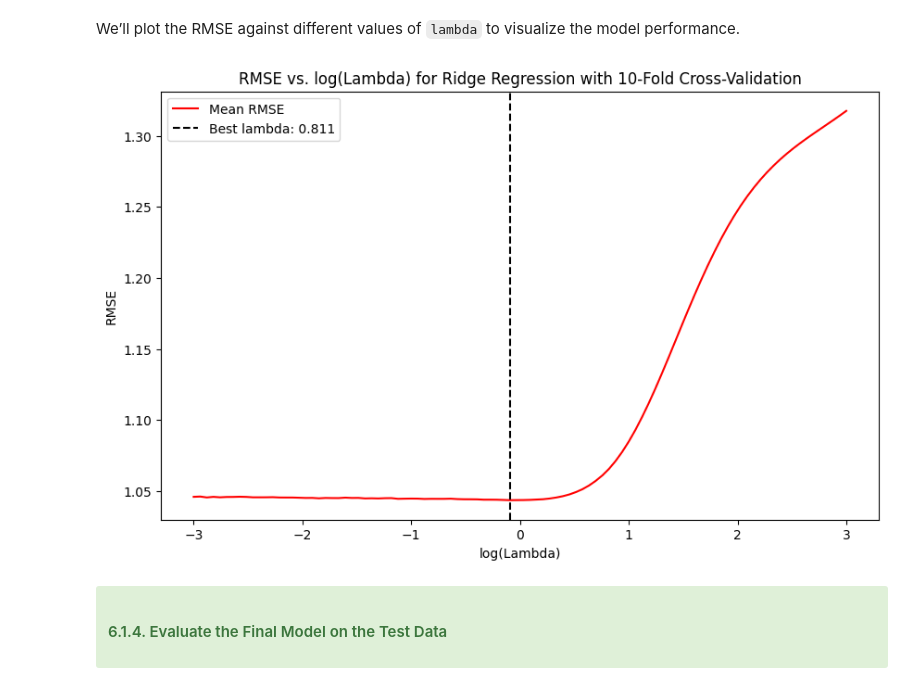
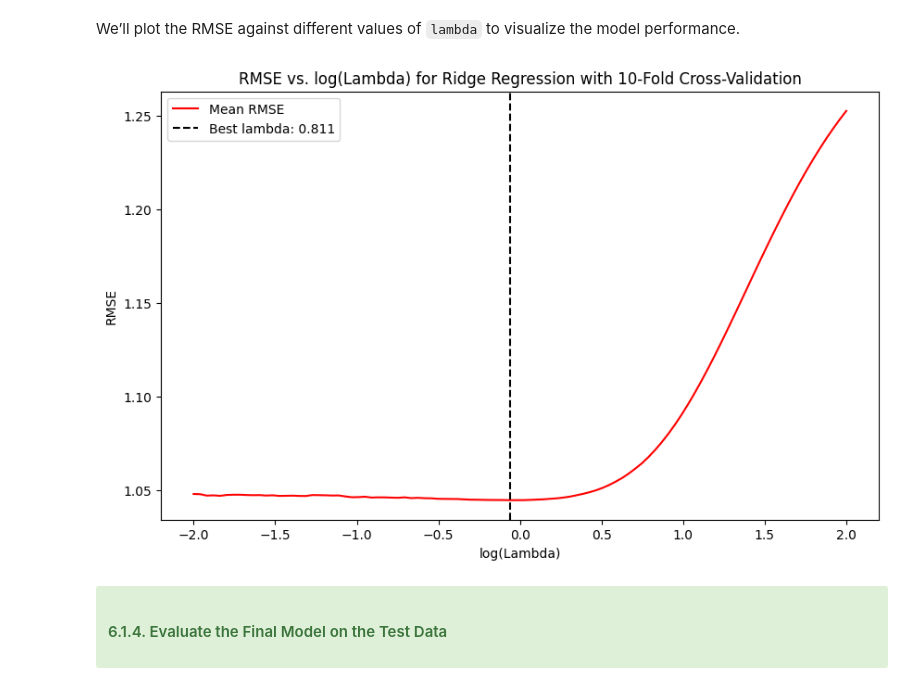
Before and after one commit to Billz942/Mining-Knowledge-from-Data, a Jupyter notebook: Elahi_34200223.ipynb, the cells around one changed output. Cells and saved outputs as stored; diff of their text form; code cells hidden in the pictures.

```diff
--- a/Elahi_34200223.ipynb
+++ b/Elahi_34200223.ipynb
@@ -574,0 +667,24 @@ Name: count, dtype: int64
+# %%
+# Filter the training data for the last available date (1/10/2023)
+latest_quarter_data = data_cleaned[data_cleaned['Date'] == '2023-10-01']
+
+# Set the index to 'Stock' for easy lookup
+latest_quarter_data.set_index('Stock', inplace=True)
+
+# Select the financial features that need to be updated in the submission dataset
+financial_features = ['Revenue', 'Net Income', 'Gross Profit', 'EPS', 'Total Assets',
+                      'Total Liabilities', 'Total Equity', 'Cash and Cash Equivalents',
+                      'Operating Cash Flow', 'Investing Cash Flow', 'Financing Cash Flow']
+
+# Set the index to 'Stock' for easy assignment
+submission_data.set_index('Stock', inplace=True)
+
+# Update the submission dataset with the values from 1/10/2023
+for feature in financial_features:
+    submission_data[feature] = submission_data.index.map(latest_quarter_data[feature])
+
+# Reset the index if necessary
+submission_data.reset_index(inplace=True)
+
+# Display the updated submission data to verify the changes
+submission_data.head()
@@ -630,0 +799,7 @@ for feature in log_transform_features:
+# %%
+# Applying log transformation
+for feature in log_transform_features:
+    # Adding a small constant to avoid log(0) errors
+    submission_data[f'{feature}_log'] = np.log1p(submission_data[feature])
+
+submission_data.head()
@@ -711,7 +912,7 @@ preprocessor = ColumnTransformer(
     ])
 
 # Define a range of alphas (lambdas) to test
-alphas = np.logspace(-3, 3, 100)  # This tests alphas from 0.001 to 1000
+alphas = np.logspace(-2, 2, 100)  # This tests alphas from 0.001 to 1000
 # Initialize a list to store RMSE for each alpha across all folds
 rmse_scores = []
 
@@ -739,6 +940,6 @@ for alpha in alphas:
     rmse_scores.append(np.mean(fold_rmse))
 
 # Find the best alpha based on RMSE
-best_alpha = alphas[np.argmin(rmse_scores)]
-print(f"Best lambda (alpha) based on cross-validation: {best_alpha}")
+best_alpha_ridge = alphas[np.argmin(rmse_scores)]
+print(f"Best lambda (alpha) based on cross-validation: {best_alpha_ridge}")
 # %% [output]
@@ -754,17 +955,17 @@ We’ll plot the RMSE against different values of `lambda` to visualize the mode
 # %%
 import matplotlib.pyplot as plt
 
 # Plot RMSE against the log of alphas
 plt.figure(figsize=(10, 6))
 plt.plot(np.log10(alphas), rmse_scores, color='red', label='Mean RMSE')
-plt.axvline(np.log10(best_alpha), linestyle='--', color='black', label=f'Best lambda: {best_alpha:.3f}')
+plt.axvline(np.log10(best_alpha_ridge), linestyle='--', color='black', label=f'Best lambda: {best_alpha:.3f}')
 plt.xlabel('log(Lambda)')
 plt.ylabel('RMSE')
 plt.title('RMSE vs. log(Lambda) for Ridge Regression with 10-Fold Cross-Validation')
 plt.legend()
 plt.show()
 # %% [output]
-[figure, old version]
+[figure, new version]
 # %% [markdown]
 <div class="alert alert-block alert-success">
 
```
Also changed, not shown: parts of 43 cells of this notebook.
